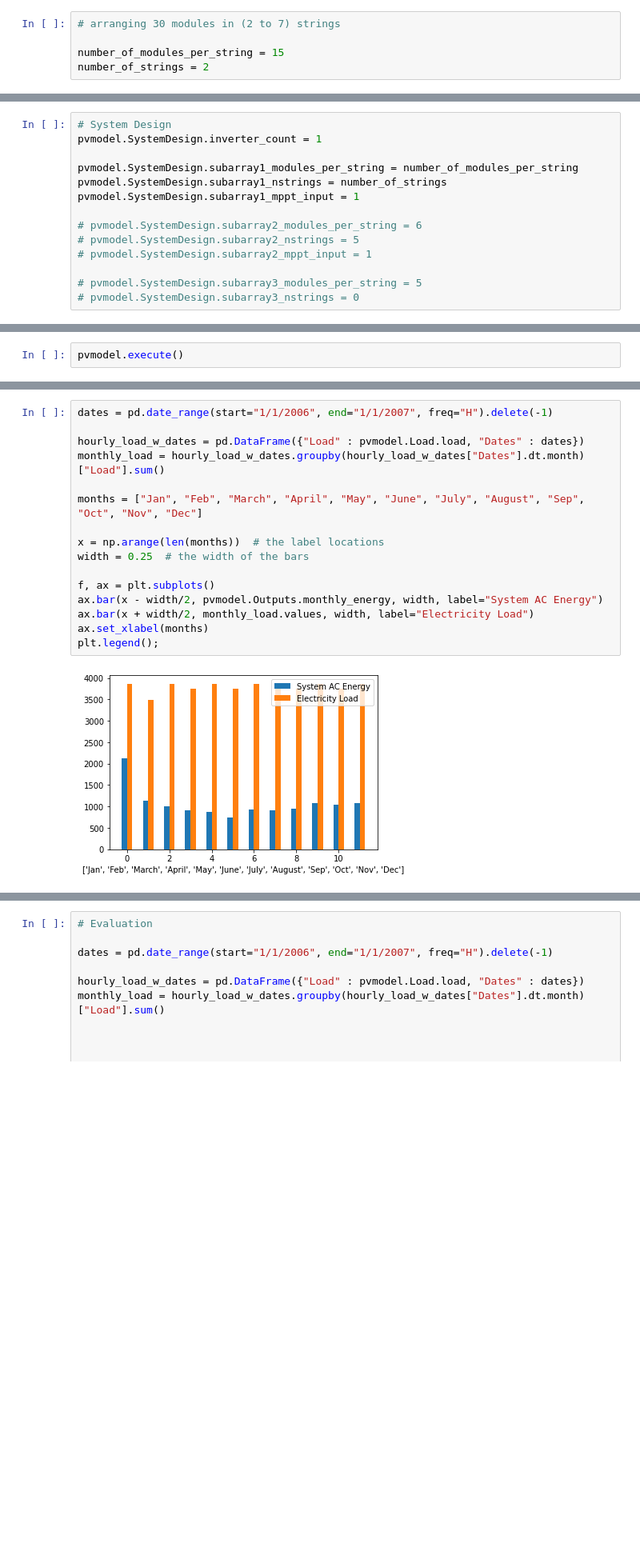
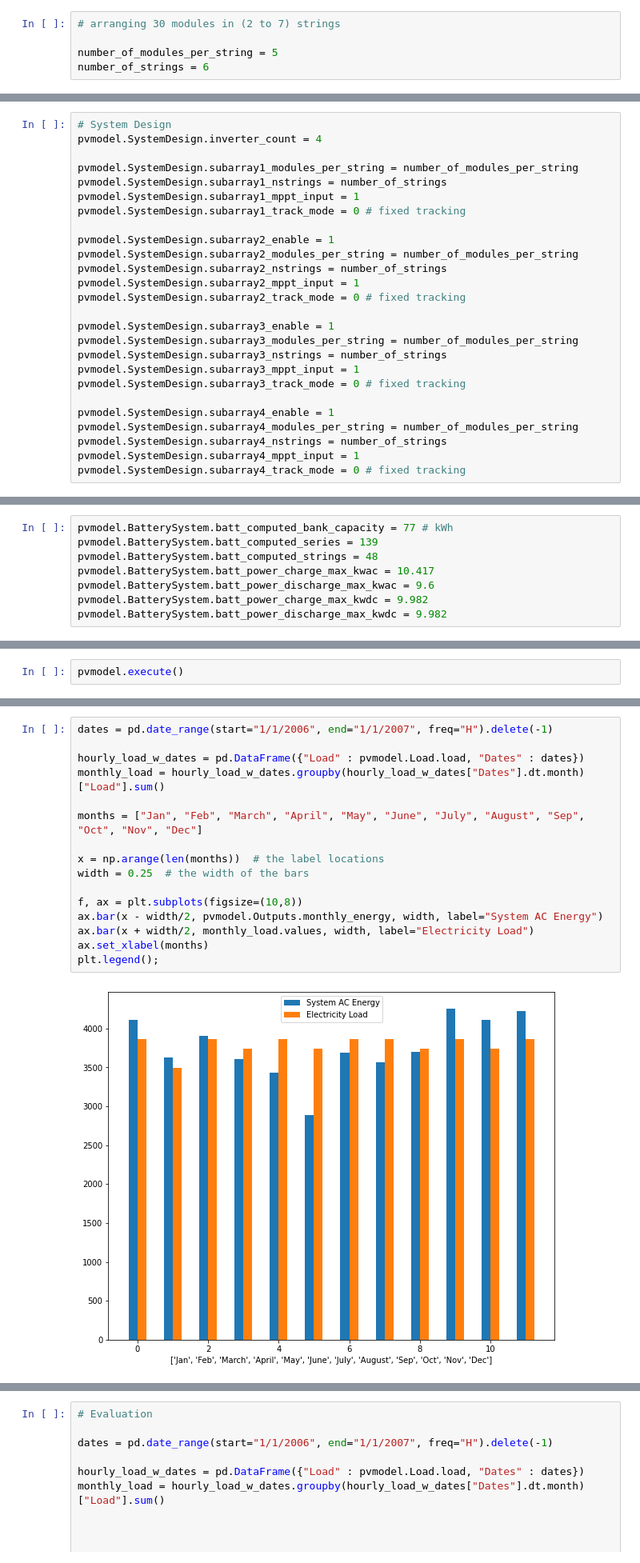
Before and after one commit to UW-GRID/PV_sizing, a Jupyter notebook: ipynb/pysam_model.ipynb, the cells around one changed output, grey strips where cells are left out. Shown: that part at 80% size. Saved outputs shown, nothing was run; the diff lists cells and outputs as text; blank space fills up the shorter version.

Commit message:
FIXED: enable subarrays, correct batterysystem group

```diff
--- a/ipynb/pysam_model.ipynb
+++ b/ipynb/pysam_model.ipynb
@@ -89,24 +89,36 @@ module_per_string_low, module_per_string_high
 # %%
 # arranging 30 modules in (2 to 7) strings
 
-number_of_modules_per_string = 15
-number_of_strings = 2
+number_of_modules_per_string = 5
+number_of_strings = 6
 # %% [markdown]
 Refer [this link](https://sam.nrel.gov/images/webinar_files/sam-webinars-2020-modeling-pv-systems.pdf) for detailed explanation on MMPT, subarray, strings, etc
 # %%
 # System Design
-pvmodel.SystemDesign.inverter_count = 1
+pvmodel.SystemDesign.inverter_count = 4
 
 pvmodel.SystemDesign.subarray1_modules_per_string = number_of_modules_per_string
 pvmodel.SystemDesign.subarray1_nstrings = number_of_strings
 pvmodel.SystemDesign.subarray1_mppt_input = 1
+pvmodel.SystemDesign.subarray1_track_mode = 0 # fixed tracking
 
-# pvmodel.SystemDesign.subarray2_modules_per_string = 6
-# pvmodel.SystemDesign.subarray2_nstrings = 5
-# pvmodel.SystemDesign.subarray2_mppt_input = 1
+pvmodel.SystemDesign.subarray2_enable = 1
+pvmodel.SystemDesign.subarray2_modules_per_string = number_of_modules_per_string
+pvmodel.SystemDesign.subarray2_nstrings = number_of_strings
+pvmodel.SystemDesign.subarray2_mppt_input = 1
+pvmodel.SystemDesign.subarray2_track_mode = 0 # fixed tracking
 
-# pvmodel.SystemDesign.subarray3_modules_per_string = 5
-# pvmodel.SystemDesign.subarray3_nstrings = 0
+pvmodel.SystemDesign.subarray3_enable = 1
+pvmodel.SystemDesign.subarray3_modules_per_string = number_of_modules_per_string
+pvmodel.SystemDesign.subarray3_nstrings = number_of_strings
+pvmodel.SystemDesign.subarray3_mppt_input = 1
+pvmodel.SystemDesign.subarray3_track_mode = 0 # fixed tracking
+
+pvmodel.SystemDesign.subarray4_enable = 1
+pvmodel.SystemDesign.subarray4_modules_per_string = number_of_modules_per_string
+pvmodel.SystemDesign.subarray4_nstrings = number_of_strings
+pvmodel.SystemDesign.subarray4_mppt_input = 1
+pvmodel.SystemDesign.subarray4_track_mode = 0 # fixed tracking
 # %%
 pvmodel.SystemDesign.export()
 # %% [output]
@@ -133,0 +142,8 @@ pvmodel.SystemDesign.export()
+# %%
+pvmodel.BatterySystem.batt_computed_bank_capacity = 77 # kWh
+pvmodel.BatterySystem.batt_computed_series = 139
+pvmodel.BatterySystem.batt_computed_strings = 48
+pvmodel.BatterySystem.batt_power_charge_max_kwac = 10.417
+pvmodel.BatterySystem.batt_power_discharge_max_kwac = 9.6
+pvmodel.BatterySystem.batt_power_charge_max_kwdc = 9.982
+pvmodel.BatterySystem.batt_power_discharge_max_kwdc = 9.982
@@ -142,21 +182,21 @@ plt.bar(months, pvmodel.Outputs.monthly_energy)
 # %%
 dates = pd.date_range(start="1/1/2006", end="1/1/2007", freq="H").delete(-1)
 
 hourly_load_w_dates = pd.DataFrame({"Load" : pvmodel.Load.load, "Dates" : dates})
 monthly_load = hourly_load_w_dates.groupby(hourly_load_w_dates["Dates"].dt.month)["Load"].sum()
 
 months = ["Jan", "Feb", "March", "April", "May", "June", "July", "August", "Sep", "Oct", "Nov", "Dec"]
 
 x = np.arange(len(months))  # the label locations
 width = 0.25  # the width of the bars
 
-f, ax = plt.subplots()
+f, ax = plt.subplots(figsize=(10,8))
 ax.bar(x - width/2, pvmodel.Outputs.monthly_energy, width, label="System AC Energy")
 ax.bar(x + width/2, monthly_load.values, width, label="Electricity Load")
 ax.set_xlabel(months)
 plt.legend();
 # %% [output]
-[figure, old version]
+[figure, new version]
 # %%
 # Monthly DC energy (apparently SAM is plotting this) ---- different from "MOnthly Energy"
 f, ax = plt.subplots()
```
Also changed, not shown: parts of 13 cells of this notebook.
